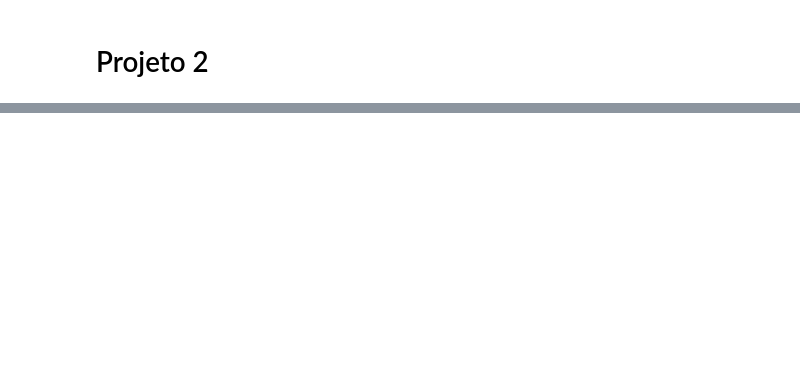
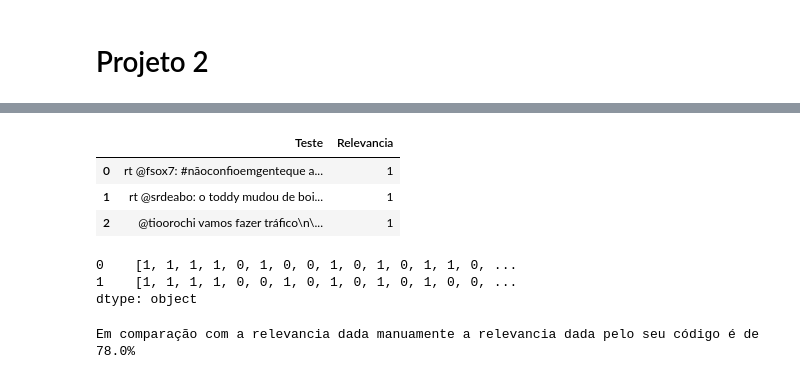
Before and after one commit to giannapolitano/Projeto-2-Cdd, a Jupyter notebook: P2.ipynb, the cells around one changed output, grey strips where cells are left out. Cells and saved outputs as stored; diff of their text form; code cells hidden in the pictures; blank space fills up the shorter version.

```diff
--- a/P2.ipynb
+++ b/P2.ipynb
@@ -244,0 +244,7 @@ data_irrelevante.head(5)
+# %%
+db_toddy_teste.head(3)
+# %% [output]
+|  | Teste | Relevancia |
+| 0 | rt @fsox7: #nãoconfioemgenteque a... | 1 |
+| 1 | rt @srdeabo: o toddy mudou de boi... | 1 |
+| 2 | @tioorochi vamos fazer tráfico\n\... | 1 |
@@ -244,0 +277,7 @@ data_irrelevante.head(5)
+# %%
+lis_teste2 = pd.Series(lis_teste)
+lis_teste2
+# %% [output]
+0    [1, 1, 1, 1, 0, 1, 0, 0, 1, 0, 1, 0, 1, 1, 0, ...
+1    [1, 1, 1, 1, 0, 0, 1, 0, 1, 0, 1, 0, 1, 0, 0, ...
+dtype: object
@@ -244,0 +296,4 @@ data_irrelevante.head(5)
+# %%
+verifica(lis_teste)
+# %% [output]
+Em comparação com a relevancia dada manuamente a relevancia dada pelo seu código é de 78.0%
```
Also changed, not shown: parts of 47 cells of this notebook.
